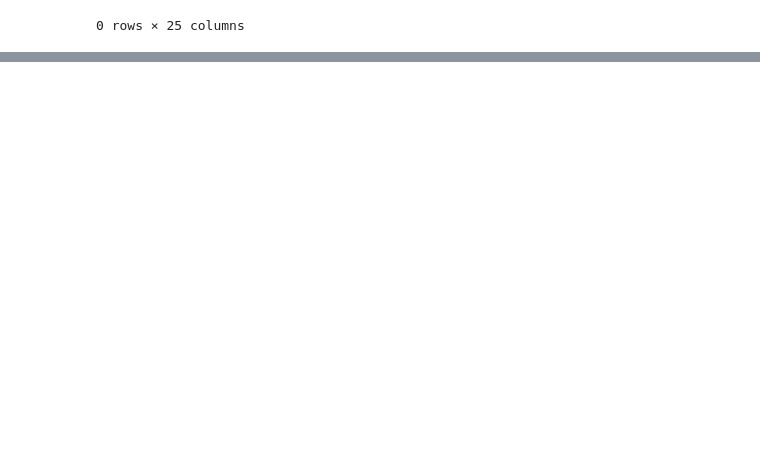
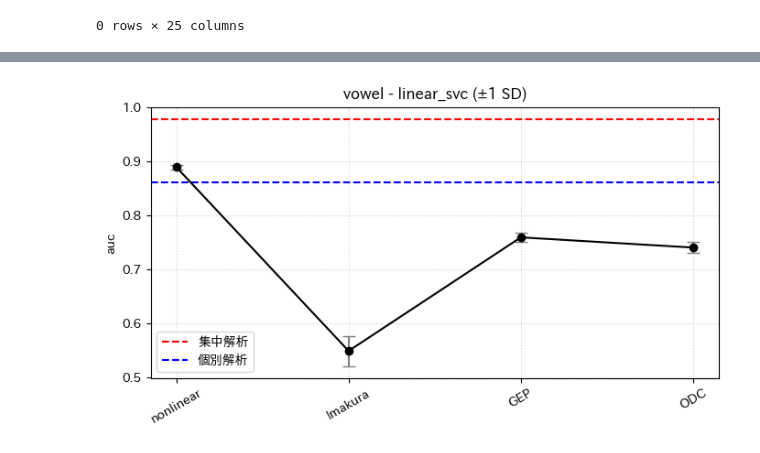
Before and after one commit to takano-lab/data-collaboration-analysis, a Jupyter notebook: output/0913/an_big_csv.ipynb, the cells around one changed output, grey strips where cells are left out. Saved outputs shown, nothing was run; the diff lists cells and outputs as text; code cells hidden in the pictures; blank space fills up the shorter version.

```diff
--- a/output/0913/an_big_csv.ipynb
+++ b/output/0913/an_big_csv.ipynb
@@ -380,0 +436,55 @@ filtered3
+# %%
+import pandas as pd
+import matplotlib.pyplot as plt
+import japanize_matplotlib
+
+# CSVファイルの読み込み
+df = pd.read_csv("result_grid_vowel_win.csv")
+
+# 必要なカラムだけ抽出（想像で構成: G_type, score_mean, score_stdev があると仮定）
+cols_needed = ["G_type", "score_mean", "score_stdev"]
+df_plot = df[cols_needed].dropna()
+
+# 中央にラインを引く対象
+central_lines = {
+    "centralize": None,
+    "individual": None
+}
+
+# 値を取得
+for key in central_lines.keys():
+    if key in df_plot["G_type"].values:
+        central_lines[key] = df_plot.loc[df_plot["G_type"] == key, "score_mean"].values[0]
+
+# プロット
+plt.figure(figsize=(7,4))
+
+# 中央ライン（centralize, individual）
+if central_lines["centralize"] is not None:
+    plt.axhline(y=central_lines["centralize"], color="red", linestyle="--", label="集中解析")
+if central_lines["individual"] is not None:
+    plt.axhline(y=central_lines["individual"], color="blue", linestyle="--", label="個別解析")
+
+# 他のG_typeをプロット
+df_other = df_plot[~df_plot["G_type"].isin(central_lines.keys())]
+
+plt.errorbar(
+    df_other["G_type"],
+    df_other["score_mean"],
+    yerr=df_other["score_stdev"],
+    fmt="o-",
+    color="black",
+    ecolor="gray",
+    capsize=5
+)
+
+plt.ylabel("auc")
+plt.title("vowel - linear_svc (±1 SD)")
+plt.xticks(rotation=30)
+plt.legend()
+plt.grid(True, linestyle=":", alpha=0.6)
+plt.tight_layout()
+
+plt.show()
+# %% [output]
+[figure, added]
```
Also changed, not shown: parts of 2 cells of this notebook, 2 other files.
